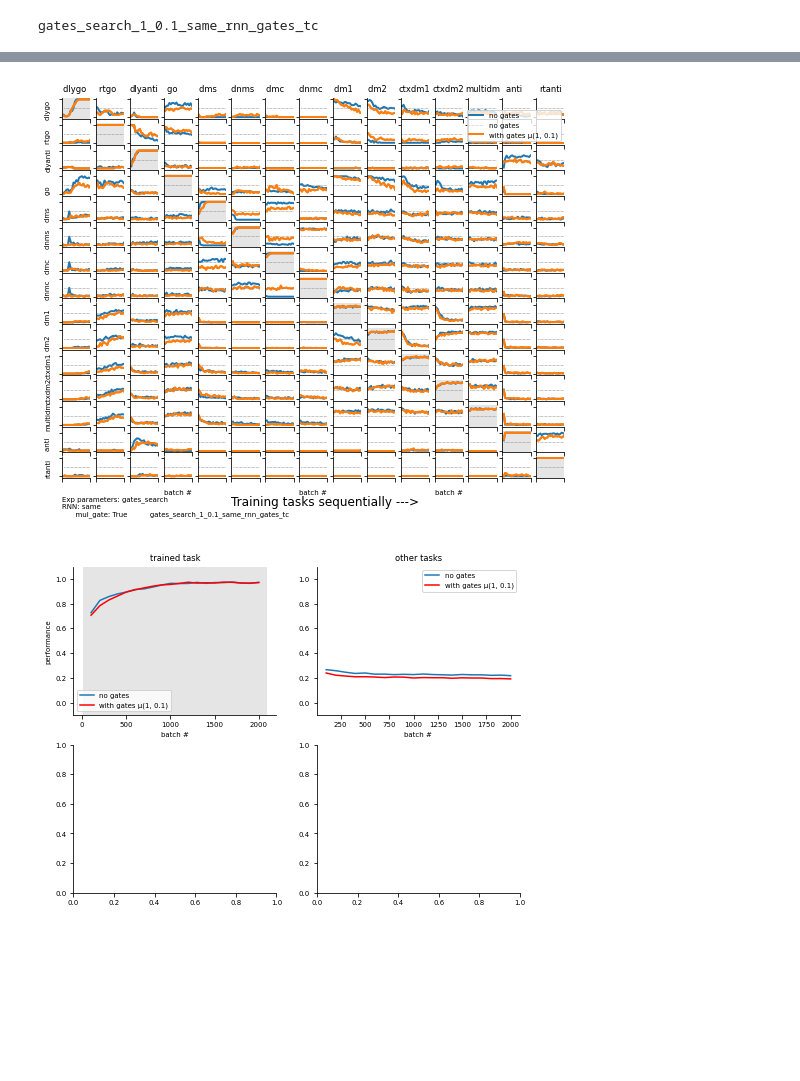
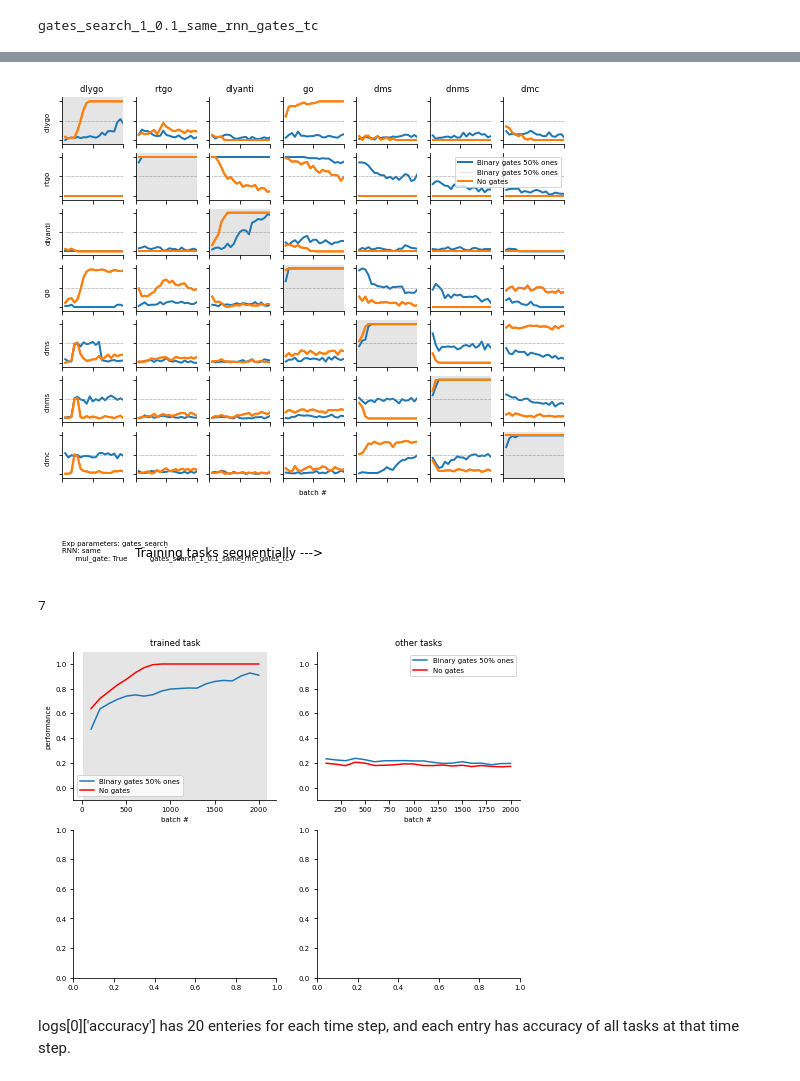
Before and after one commit to weilongzheng/PFC_MD_Modeling, a Jupyter notebook: CL_neurogym/analysis/analyzing_saved_testing_logs.ipynb, the cells around one changed output, grey strips where cells are left out. Saved outputs shown, nothing was run; the diff lists cells and outputs as text; code cells hidden in the pictures; blank space fills up the shorter version.

```diff
--- a/CL_neurogym/analysis/analyzing_saved_testing_logs.ipynb
+++ b/CL_neurogym/analysis/analyzing_saved_testing_logs.ipynb
@@ -181,19 +184,23 @@ file1= './files/gates_search/testing_logs_gates_search_1.0_0.1_same_rnn_gates_nc
 file2= './files/same_rnn/testing_logs.npy'
 file3= './files/separate_rnns/testing_logs.npy'
 
+file1 = './../files/search_gates_ones/testing_logs_search_gates_ones_0.0_0.5_same_rnn_gates_nc.npy'
+# file2 = './../files/search_gates_ones/testing_logs_search_gates_ones_0.0_0.9_same_rnn_gates_nc.npy'
+file2 = './../files/search_gates_ones/testing_logs_search_gates_ones_0.0_1.0_same_rnn_gates_nc.npy'
+
 # label1 = 'sep RNNs'
 # label2 = 'same RNN'
 
-label1 = 'no gates'
-label2 = 'with gates \u03bc(1, 0.1)'
+label1 = 'Binary gates 50% ones'
+label2 = 'No gates'
 
-testing_logs1 = np.load( file2, allow_pickle=True)
-testing_logs2 = np.load( file1, allow_pickle=True)
+testing_logs1 = np.load( file1, allow_pickle=True)
+testing_logs2 = np.load( file2, allow_pickle=True)
 # %%
 # two figs
 plt.close('all')
 logs = testing_logs1
-num_tasks = len(config['tasks'])
+num_tasks = len(logs)
 title_label = 'Training tasks sequentially ---> \n    ' #+ config['exp_name']
 max_x = config['trials_per_task']//config['batch_size']
 fig, axes = plt.subplots(num_tasks,num_tasks, figsize=[9,7])
@@ -207,37 +214,41 @@ for logi in range(num_tasks):
         ax.plot(log['stamps'], [test[li] for test in log['accuracy']], linewidth=2, label=label1)
         ax.plot(log['stamps'], np.ones_like(log['stamps'])*0.5, ':', color='grey', linewidth=0.5, label=label1)
         if True:
             log = testing_logs2[logi]
             ax.plot(log['stamps'], [test[li] for test in log['accuracy']], linewidth=2, color='tab:orange', label=label2)
 
         if li == 0: ax.set_title(config['human_task_names'][logi])
 
         if logi == 0: ax.set_ylabel(config['human_task_names'][li])
         ax.set_yticklabels([])
         ax.set_xticklabels([])
         if logi== li:
             ax.axvspan(*ax.get_xlim(), facecolor='grey', alpha=0.2)
         if li == num_tasks-1 and logi in [num_tasks//2 - 4, num_tasks//2, num_tasks//2 + 4] :
             ax.set_xlabel('batch #')
 axes[1, num_tasks-1].legend()
 
 for logi in range(num_tasks):
     for li in range(num_tasks):
         ax = axes[ li, logi ] # log i goes to the col direction -->
         log = testing_logs2[logi]
         ax.plot(log['stamps'], [test[li] for test in log['accuracy']], linewidth=2)
         ax.plot(log['stamps'], np.ones_like(log['stamps'])*0.5, ':', color='grey', linewidth=0.5)
 
 
 axes[num_tasks-1, num_tasks//2-2].text(-8., -2.5, title_label, fontsize=12)
-# exp_parameters = f'Exp parameters: {config["exp_name"]}\nRNN: {"same" if config["same_rnn"] else "separate"}\n\
-#       mul_gate: {"True" if config["use_gates"] else "False"}\
-#           {exp_signature}'
+exp_parameters = f'Exp parameters: {config["exp_name"]}\nRNN: {"same" if config["same_rnn"] else "separate"}\n\
+      mul_gate: {"True" if config["use_gates"] else "False"}\
+          {exp_signature}'
 axes[num_tasks-1, 0].text(-7., -2.2, exp_parameters, fontsize=7)
 # plt.show(fig)
 plt.savefig(f'./files/{label1}_vs_{label2}.png', dpi=300)
 # %% [output]
-[figure, old version]
+[figure, new version]
+# %%
+len(logs)
+# %% [output]
+7
 # %%
 def extract_accuracies(logs):
     train = []
@@ -294,4 +318,6 @@ ax.set_ylim([-0.1, 1.1])
 # fig.savefig('./files/gates_no_gates_comp.jpg')
 fig.savefig(f'./files/{label1}_{label2}comp.png', dpi=600)
 # %% [output]
-[figure, old version]
+[figure, new version]
+# %% [markdown]
+logs[0]['accuracy'] has 20 enteries for each time step, and each entry has accuracy of all tasks at that time step.
```
Also changed, not shown: parts of 26 cells of this notebook, 3 other files.
